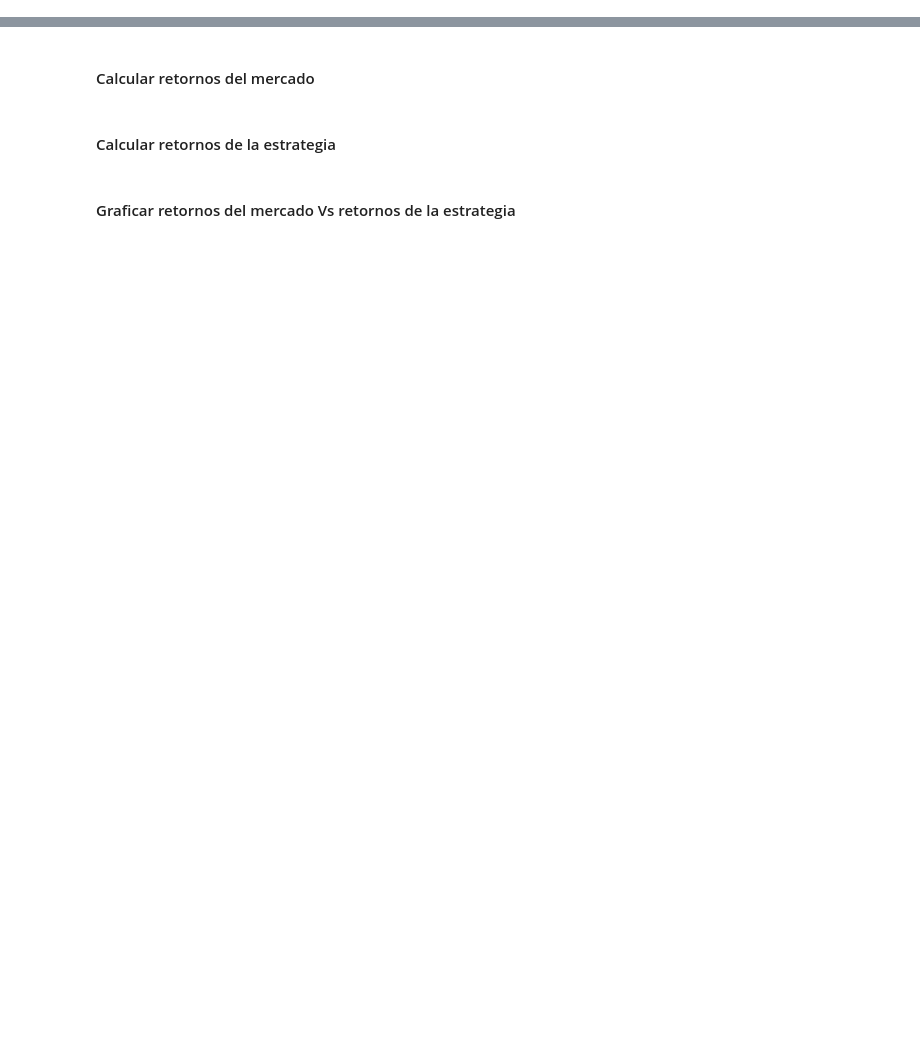
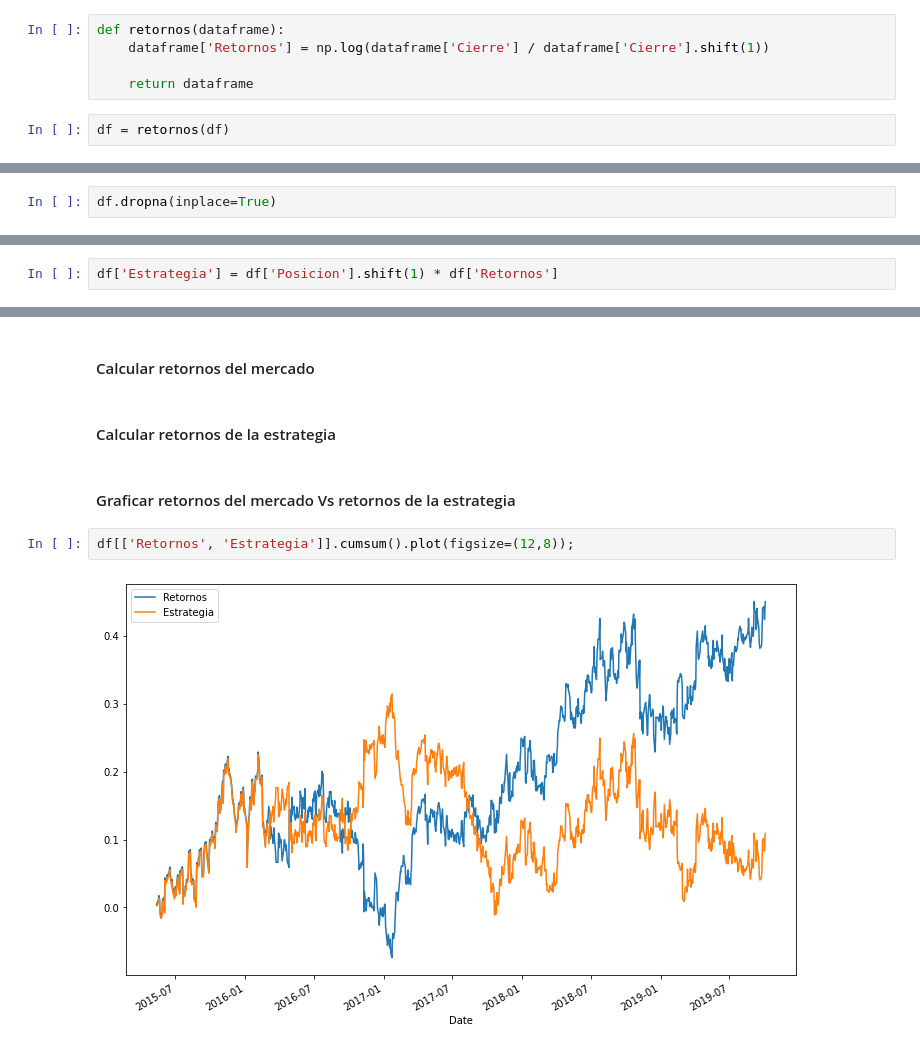
Before and after one commit to carlosdeoncedos/analisisdeinversion2021, a Jupyter notebook: Codigo/20211109Clase9.ipynb, the cells around one changed output, grey strips where cells are left out. Cells and saved outputs as stored; diff of their text form; blank space fills up the shorter version.

```diff
--- a/Codigo/20211109Clase9.ipynb
+++ b/Codigo/20211109Clase9.ipynb
@@ -178,0 +191,7 @@ fig.subplots_adjust(hspace=4)
+# %%
+def retornos(dataframe):
+    dataframe['Retornos'] = np.log(dataframe['Cierre'] / dataframe['Cierre'].shift(1))
+
+    return dataframe
+# %%
+df = retornos(df)
@@ -178,0 +219,2 @@ fig.subplots_adjust(hspace=4)
+# %%
+df.dropna(inplace=True)
@@ -178,0 +242,2 @@ fig.subplots_adjust(hspace=4)
+# %%
+df['Estrategia'] = df['Posicion'].shift(1) * df['Retornos']
@@ -182,3 +269,7 @@ fig.subplots_adjust(hspace=4)
 #### Calcular retornos de la estrategia
 # %% [markdown]
 #### Graficar retornos del mercado Vs retornos de la estrategia
+# %%
+df[['Retornos', 'Estrategia']].cumsum().plot(figsize=(12,8));
+# %% [output]
+[figure, added]
```
Also changed, not shown: parts of 29 cells of this notebook, 1 other file.
